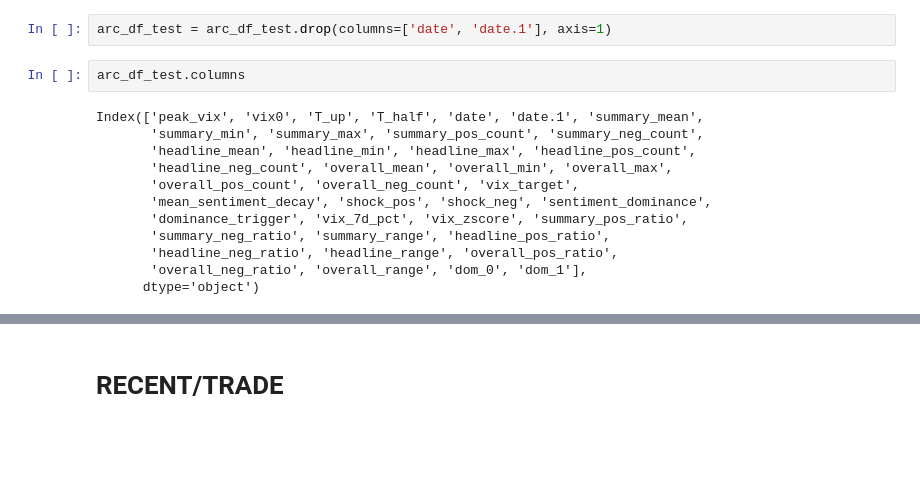
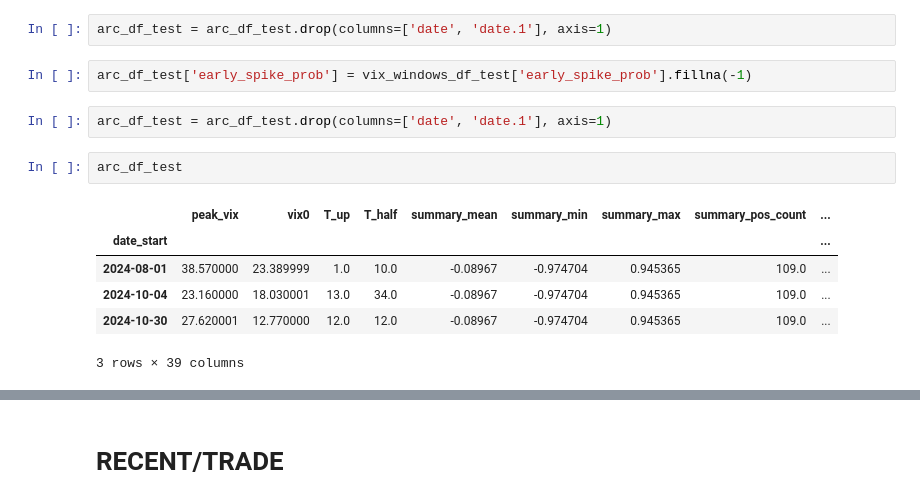
Before and after one commit to DylanSuniaga/VIXNLP, a Jupyter notebook: finnhub_news/macro_analysis.ipynb, the cells around one changed output, grey strips where cells are left out. Saved outputs shown, nothing was run; the diff lists cells and outputs as text; blank space fills up the shorter version.

```diff
--- a/finnhub_news/macro_analysis.ipynb
+++ b/finnhub_news/macro_analysis.ipynb
@@ -934,20 +948,19 @@ dom_0                        1.0         1.0         1.0
 dom_1                        0.0         0.0         0.0
 # %%
 arc_df_test = arc_df_test.drop(columns=['date', 'date.1'], axis=1)
+# %%
+arc_df_test['early_spike_prob'] = vix_windows_df_test['early_spike_prob'].fillna(-1)
+# %%
+arc_df_test = arc_df_test.drop(columns=['date', 'date.1'], axis=1)
 # %%
-arc_df_test.columns
+arc_df_test
 # %% [output]
+|  | peak_vix | vix0 | T_up | T_half | summary_mean | summary_min | summary_max | summary_pos_count | ... |
+| date_start |  |  |  |  |  |  |  |  | ... |
+| 2024-08-01 | 38.570000 | 23.389999 | 1.0 | 10.0 | -0.08967 | -0.974704 | 0.945365 | 109.0 | ... |
+| 2024-10-04 | 23.160000 | 18.030001 | 13.0 | 34.0 | -0.08967 | -0.974704 | 0.945365 | 109.0 | ... |
+| 2024-10-30 | 27.620001 | 12.770000 | 12.0 | 12.0 | -0.08967 | -0.974704 | 0.945365 | 109.0 | ... |
-Index(['peak_vix', 'vix0', 'T_up', 'T_half', 'date', 'date.1', 'summary_mean',
-       'summary_min', 'summary_max', 'summary_pos_count', 'summary_neg_count',
-       'headline_mean', 'headline_min', 'headline_max', 'headline_pos_count',
-       'headline_neg_count', 'overall_mean', 'overall_min', 'overall_max',
-       'overall_pos_count', 'overall_neg_count', 'vix_target',
-       'mean_sentiment_decay', 'shock_pos', 'shock_neg', 'sentiment_dominance',
-       'dominance_trigger', 'vix_7d_pct', 'vix_zscore', 'summary_pos_ratio',
-       'summary_neg_ratio', 'summary_range', 'headline_pos_ratio',
-       'headline_neg_ratio', 'headline_range', 'overall_pos_ratio',
-       'overall_neg_ratio', 'overall_range', 'dom_0', 'dom_1'],
-      dtype='object')
+3 rows × 39 columns
 # %%
 # ============================================================
 # 0)  CONFIG & IMPORTS
```
Also changed, not shown: parts of 15 cells of this notebook.
